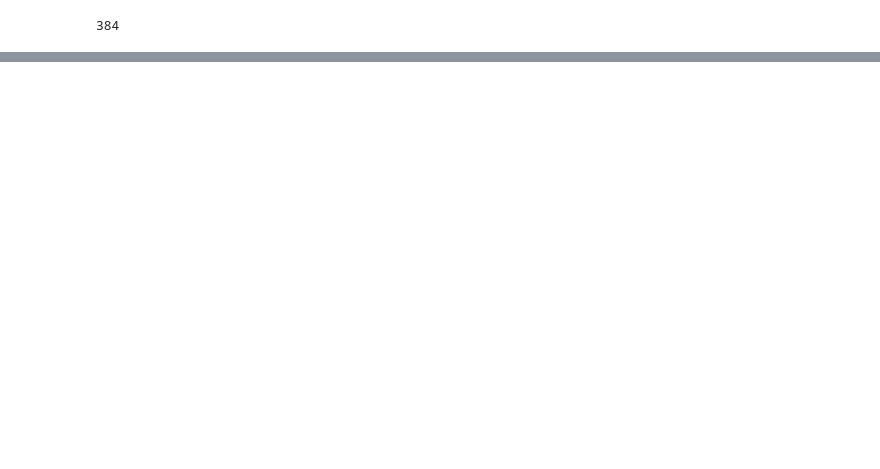
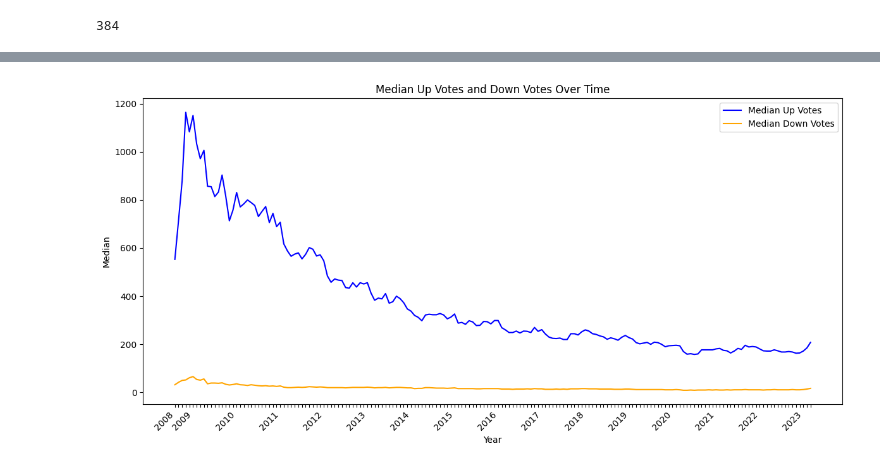
Before and after one commit to denisecodes/stack_overflow_dashboard, a Jupyter notebook: stack_overflow_dashboard.ipynb, the cells around one changed output, grey strips where cells are left out. Saved outputs shown, nothing was run; the diff lists cells and outputs as text; code cells hidden in the pictures; blank space fills up the shorter version.

Commit message:
add visualisations to analysis happiness of users base on comments

```diff
--- a/stack_overflow_dashboard.ipynb
+++ b/stack_overflow_dashboard.ipynb
@@ -504,0 +611,3 @@ len(np.unique(users_comments["user_id"]))
+# %%
+comment_counts['creation_date'] = comment_counts['creation_date'].astype(str)
+comment_counts.info()
@@ -504,0 +659,14 @@ len(np.unique(users_comments["user_id"]))
+# %%
+# Get comment count, median of comment score, up_votes and down_votes for each month
+comments_stats = sample_users_comments.groupby('creation_date').agg({
+    'up_votes': 'median',
+    'down_votes': 'median'
+}).reset_index()
+
+# Rename the columns so it's easier to understand what they are about
+comments_stats = comments_stats.rename(columns={
+    'up_votes': 'median_up_votes',
+    'down_votes': 'median_down_votes'
+})
+
+comments_stats.head()
@@ -504,0 +680,34 @@ len(np.unique(users_comments["user_id"]))
+# %%
+# Changing this to string type again in order to plot it on the graph
+comments_stats['creation_date'] = comments_stats['creation_date'].astype(str)
+# %%
+plt.figure(figsize=(12, 6))
+
+# Create line plots for 'median_up_votes' and 'median_down_votes'
+plt.plot(comments_stats['creation_date'], comments_stats['median_up_votes'], label='Median Up Votes', color='blue')
+plt.plot(comments_stats['creation_date'], comments_stats['median_down_votes'], label='Median Down Votes', color='orange')
+
+plt.title("Median Up Votes and Down Votes Over Time")
+plt.xlabel("Year")
+plt.ylabel("Median")
+plt.legend()
+plt.xticks(rotation=45, ha='right')  # Rotate x-axis labels for readability
+
+# Create a list with the desired pattern
+year_month_pattern = []
+
+# Get unique years for dropdown options
+unique_years = comments_stats['creation_date'].str.split('-').str[0].unique()
+
+for year in unique_years:
+    year_month_pattern.append(year)
+    year_month_pattern.extend([' '] * (comments_stats['creation_date'].str.startswith(year).sum() - 1))
+
+# Set custom tick labels
+plt.xticks(comments_stats['creation_date'], year_month_pattern)
+
+# Show the plot
+plt.tight_layout()
+plt.show()
+# %% [output]
+[figure, added]
```
Also changed, not shown: parts of 21 cells of this notebook.
